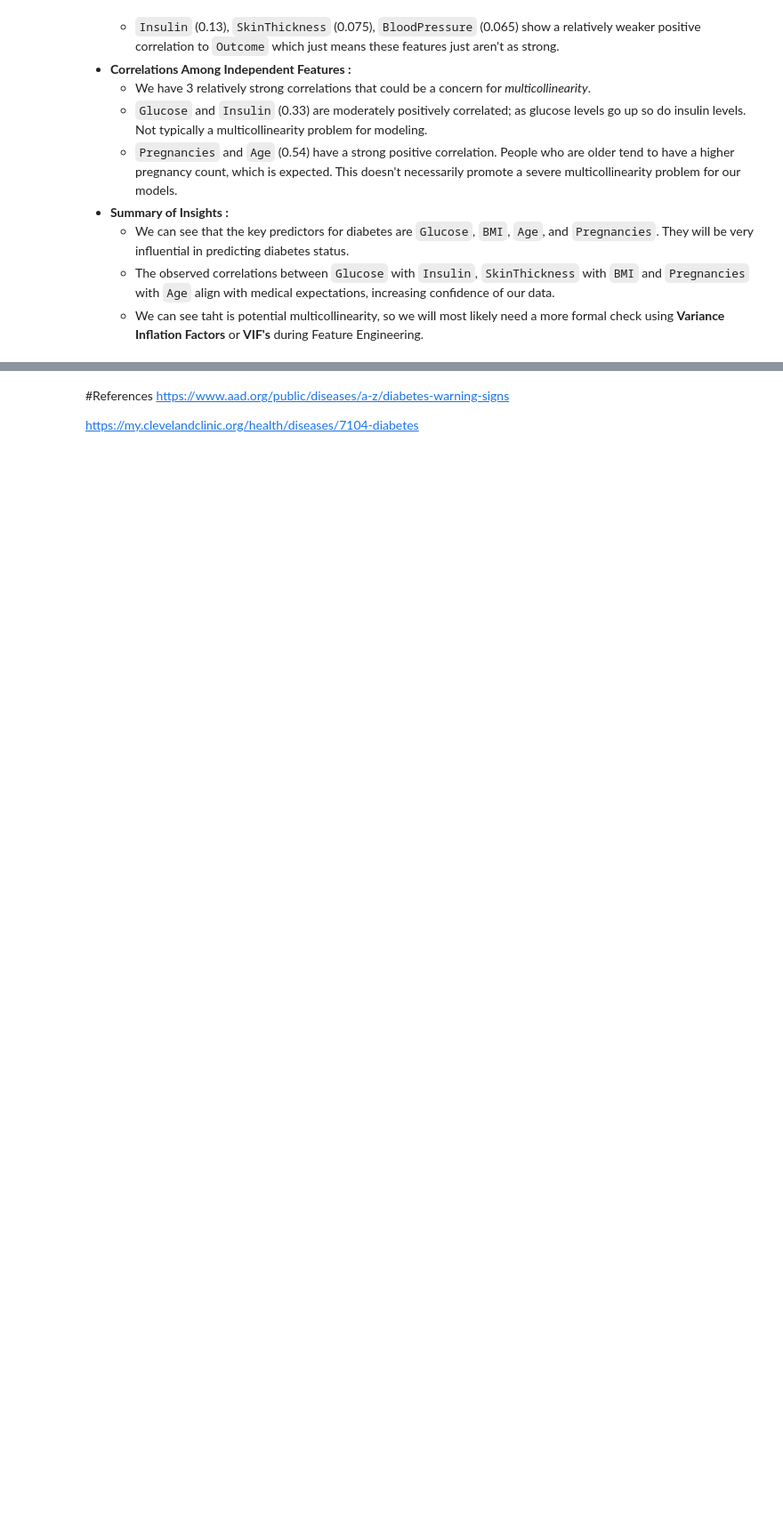
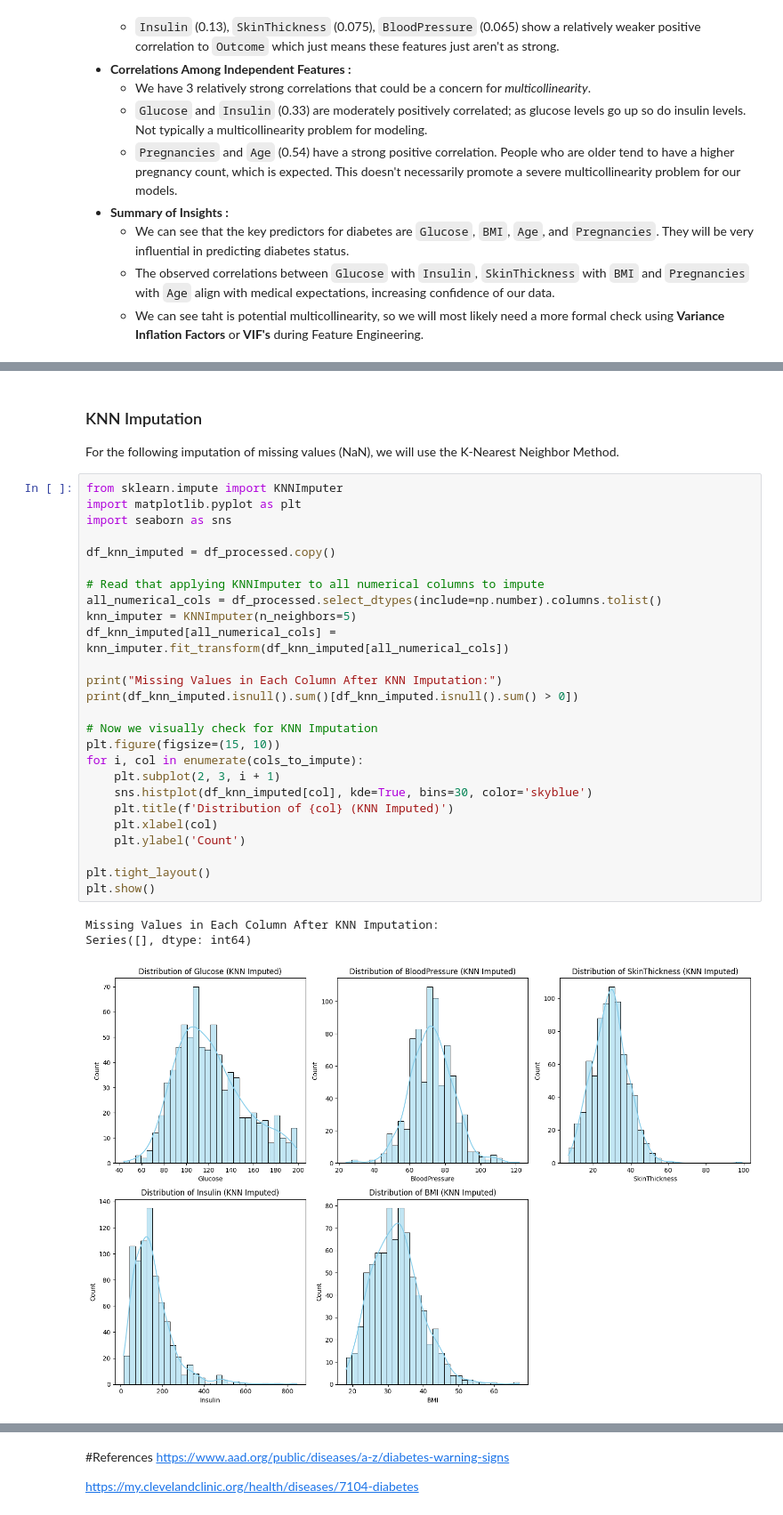
Before and after one commit to bryan3342/Data-Science-CSCI-381, a Jupyter notebook: Diabetes_Prediction_Model_Data_Science.ipynb, the cells around one changed output, grey strips where cells are left out. Shown at 89% size. Drawn from its saved outputs; the diff is of its cells as text; blank space fills up the shorter version.

```diff
--- a/Diabetes_Prediction_Model_Data_Science.ipynb
+++ b/Diabetes_Prediction_Model_Data_Science.ipynb
@@ -227,0 +307,33 @@ We represent the analysis using a **Correlation Heatmap** that tells us the *str
+# %% [markdown]
+<h3>KNN Imputation</h3>
+For the following imputation of missing values (NaN), we will use the K-Nearest Neighbor Method.
+# %%
+from sklearn.impute import KNNImputer
+import matplotlib.pyplot as plt
+import seaborn as sns
+
+df_knn_imputed = df_processed.copy()
+
+# Read that applying KNNImputer to all numerical columns to impute
+all_numerical_cols = df_processed.select_dtypes(include=np.number).columns.tolist()
+knn_imputer = KNNImputer(n_neighbors=5)
+df_knn_imputed[all_numerical_cols] = knn_imputer.fit_transform(df_knn_imputed[all_numerical_cols])
+
+print("Missing Values in Each Column After KNN Imputation:")
+print(df_knn_imputed.isnull().sum()[df_knn_imputed.isnull().sum() > 0])
+
+# Now we visually check for KNN Imputation
+plt.figure(figsize=(15, 10))
+for i, col in enumerate(cols_to_impute):
+    plt.subplot(2, 3, i + 1)
+    sns.histplot(df_knn_imputed[col], kde=True, bins=30, color='skyblue')
+    plt.title(f'Distribution of {col} (KNN Imputed)')
+    plt.xlabel(col)
+    plt.ylabel('Count')
+
+plt.tight_layout()
+plt.show()
+# %% [output]
+Missing Values in Each Column After KNN Imputation:
+Series([], dtype: int64)
+[figure, added]
```
Also changed, not shown: parts of 13 cells of this notebook.
